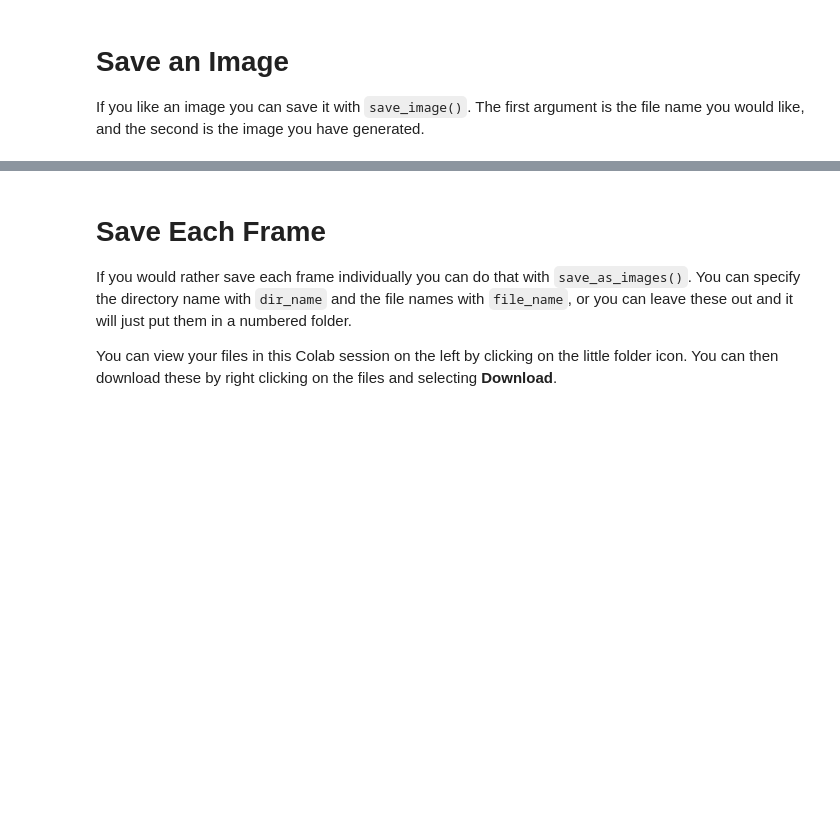
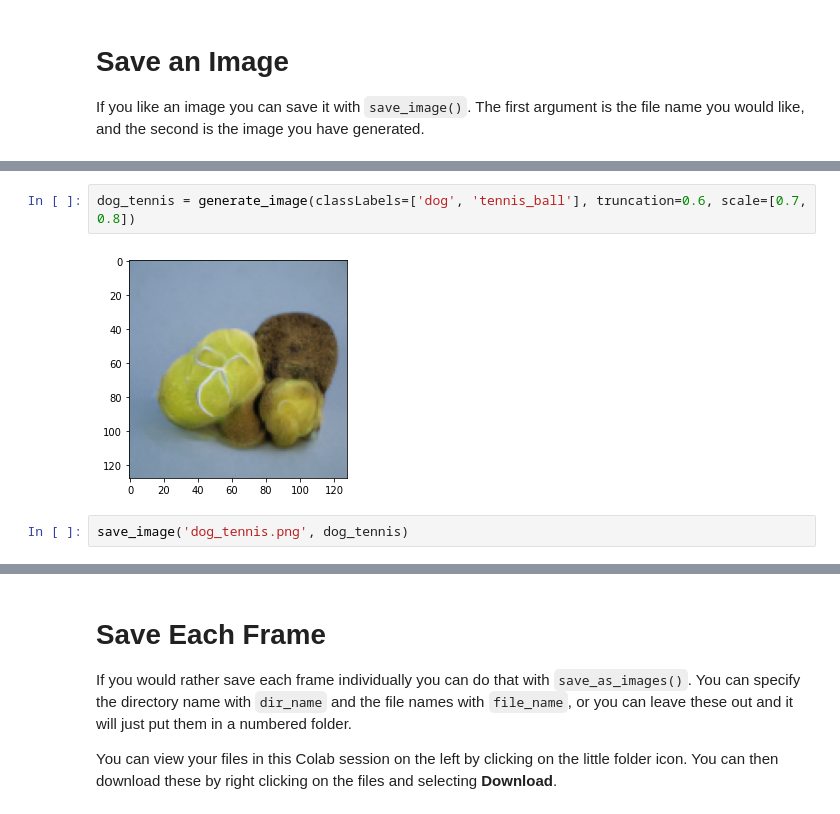
Before and after one commit to joshmurr/biodesign_biggan, a Jupyter notebook: BigGAN_Playground.ipynb, the cells around one changed output, grey strips where cells are left out. Saved outputs shown, nothing was run; the diff lists cells and outputs as text; blank space fills up the shorter version.

```diff
--- a/BigGAN_Playground.ipynb
+++ b/BigGAN_Playground.ipynb
@@ -293,0 +309,6 @@ Increase `numFrames` in the function below to make a longer sequence.
+# %%
+dog_tennis = generate_image(classLabels=['dog', 'tennis_ball'], truncation=0.6, scale=[0.7, 0.8])
+# %% [output]
+[figure, added]
+# %%
+save_image('dog_tennis.png', dog_tennis)
```
Also changed, not shown: parts of 36 cells of this notebook.
